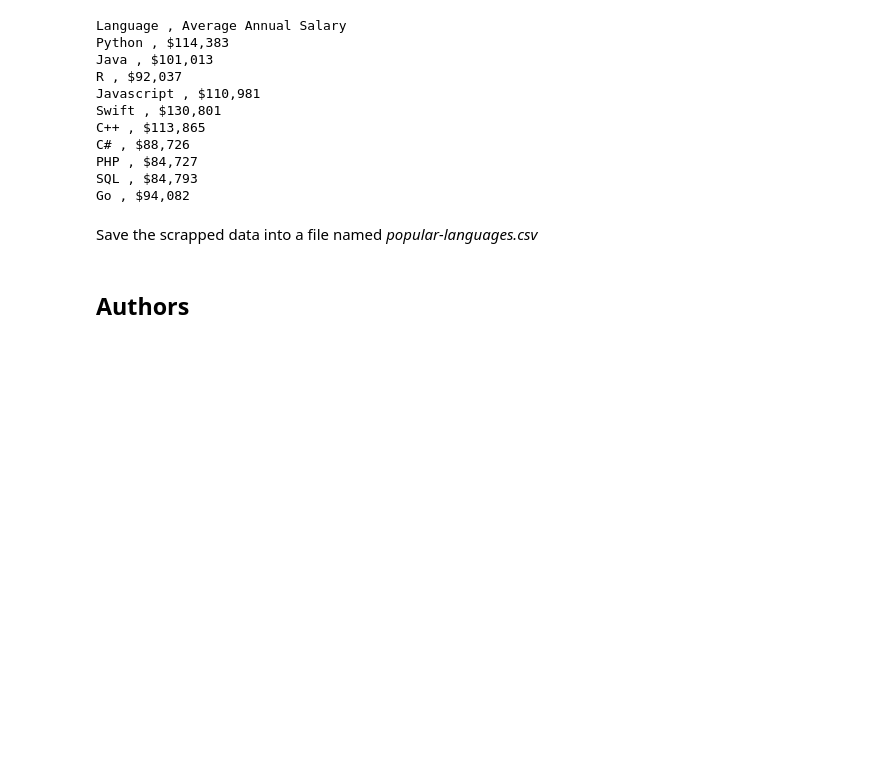
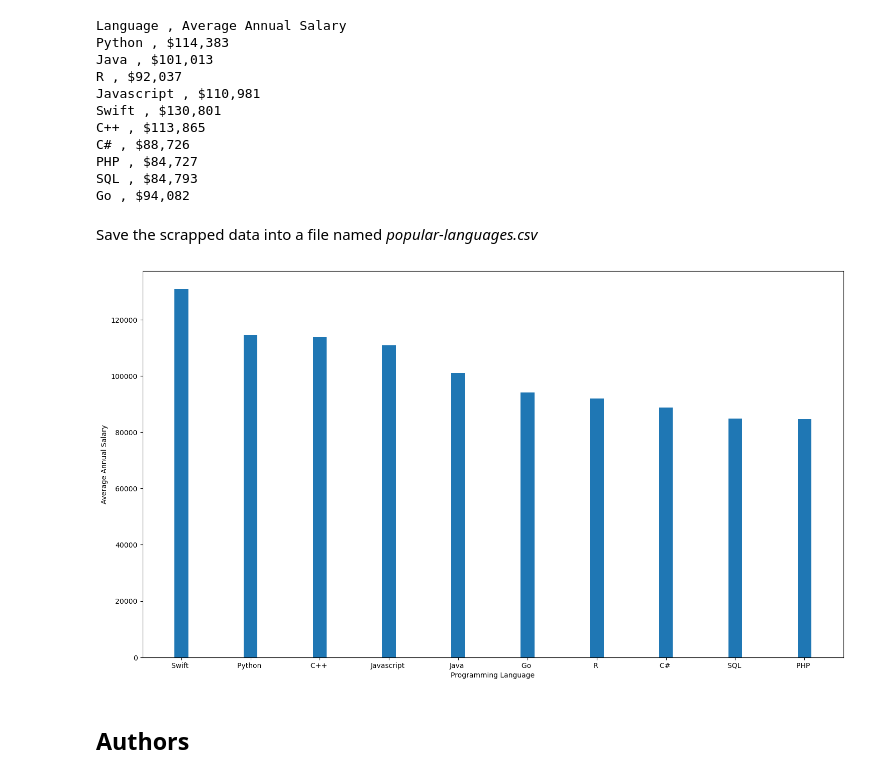
Before and after one commit to Speerfish/IBM-Professional-Data-Analyst-Professional-Certificate, a Jupyter notebook: IBM Data Analyst Capstone/Web-Scraping-Lab.ipynb, the cells around one changed output. Saved outputs shown, nothing was run; the diff lists cells and outputs as text; code cells hidden in the pictures; blank space fills up the shorter version.

```diff
--- a/IBM Data Analyst Capstone/Web-Scraping-Lab.ipynb
+++ b/IBM Data Analyst Capstone/Web-Scraping-Lab.ipynb
@@ -70,6 +70,19 @@ import pandas as pd
 scrape = (lang_name, ',', annual_avg_salary)
 scraped_df = pd.DataFrame(scrape)
 scraped_df.to_csv('popular-languages.csv')
+# %%
+import matplotlib.pyplot as plt
+import pandas as pd
+file = pd.read_excel('Book.xlsx')
+fig = plt.figure(figsize = (18, 10))
+x_axis = file['Language']
+y_axis = file['Average_Annual_Salary']
+plt.bar(x_axis, y_axis, width=.2)
+plt.xlabel("Programming Language")
+plt.ylabel("Average Annual Salary")
+plt.show()
+# %% [output]
+[figure, added]
 # %% [markdown]
 ## Authors
 # %% [markdown]
```
